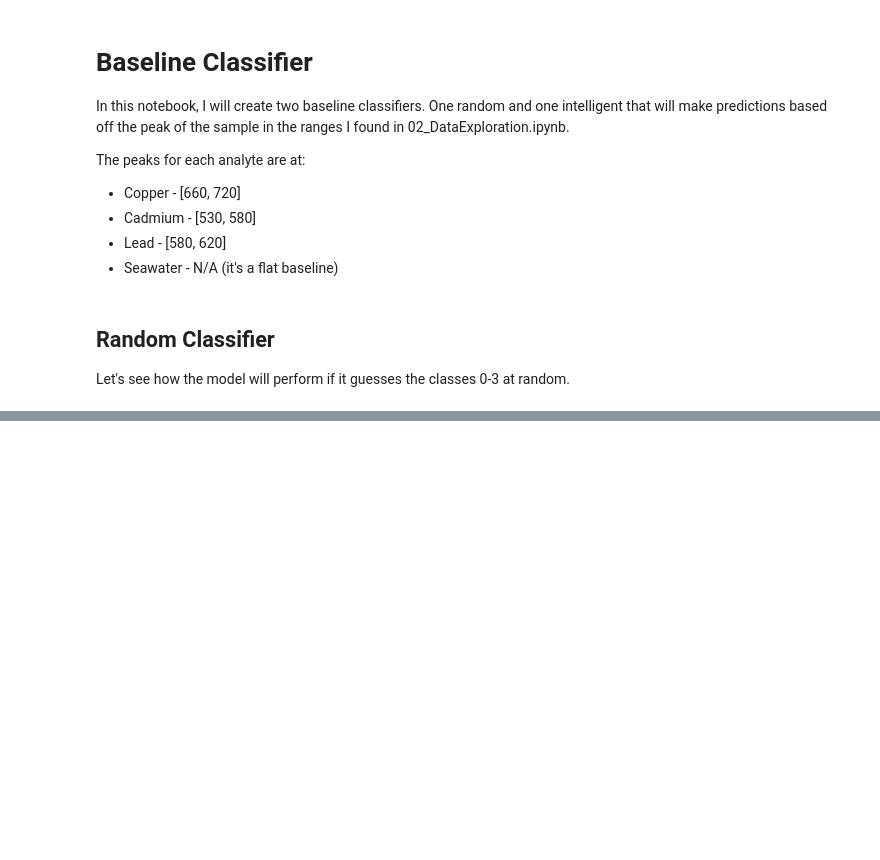
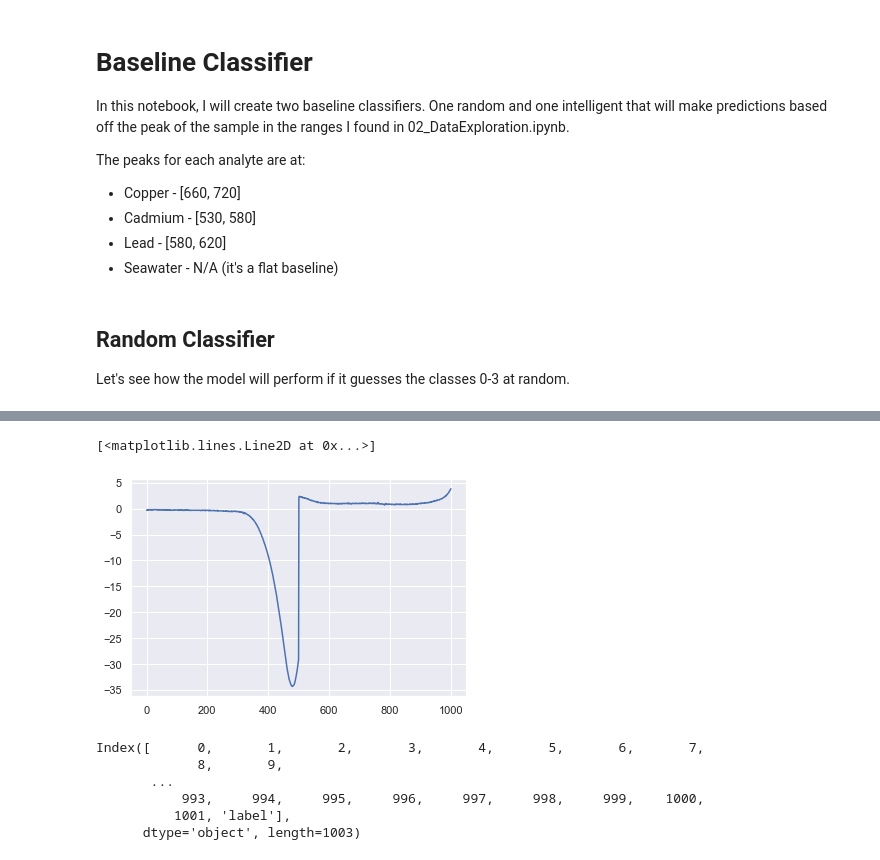
Before and after one commit to codeananda/sequence_classification_pytorch, a Jupyter notebook: electrochem_pytorch/03_BaselineClassifier.ipynb, the cells around one changed output, grey strips where cells are left out. Saved outputs shown, nothing was run; the diff lists cells and outputs as text; code cells hidden in the pictures; blank space fills up the shorter version.

```diff
--- a/electrochem_pytorch/03_BaselineClassifier.ipynb
+++ b/electrochem_pytorch/03_BaselineClassifier.ipynb
@@ -74,0 +94,17 @@ array([1, 0, 3, 1, 2, 1, 1, 0, 1, 1, 3, 1, 3, 2, 0, 1, 1, 3, 3, 0, 1, 2,
+# %%
+y = seawater.loc['SW0_20'][:-1]
+y.index = range(0, 1002)
+plt.plot(y)
+# %% [output]
+[<matplotlib.lines.Line2D at 0x...>]
+[figure, added]
+# %%
+copper.columns = list(range(0, 1002)) + ['label']
+copper.columns
+# %% [output]
+Index([      0,       1,       2,       3,       4,       5,       6,       7,
+             8,       9,
+       ...
+           993,     994,     995,     996,     997,     998,     999,    1000,
+          1001, 'label'],
+      dtype='object', length=1003)
```
Also changed, not shown: parts of 17 cells of this notebook.
